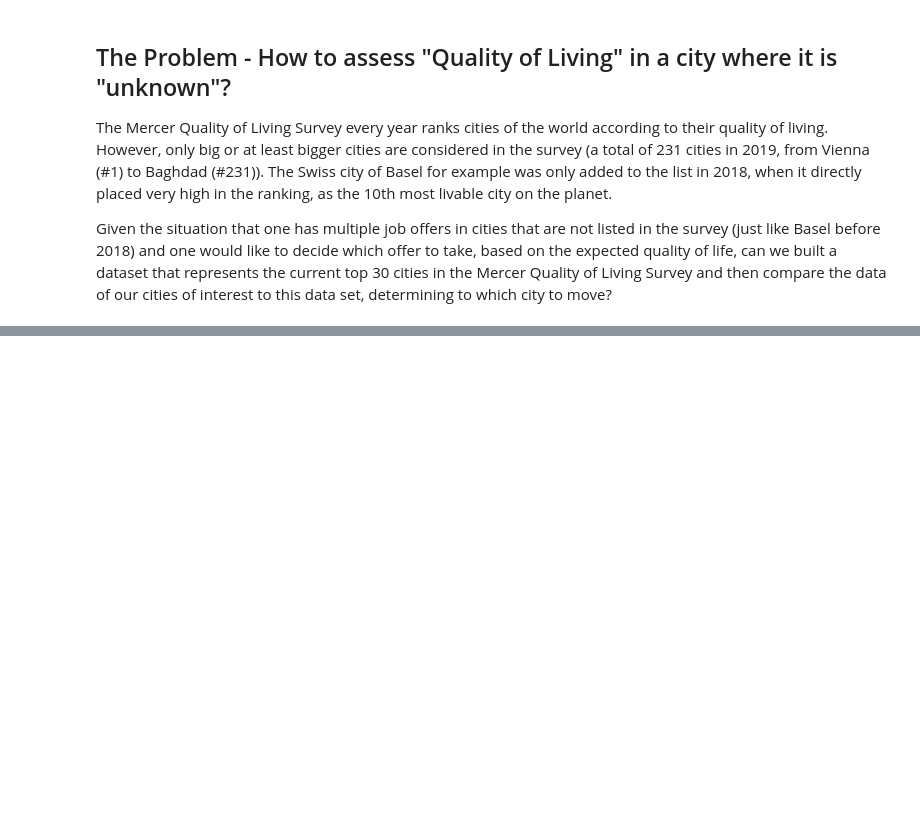
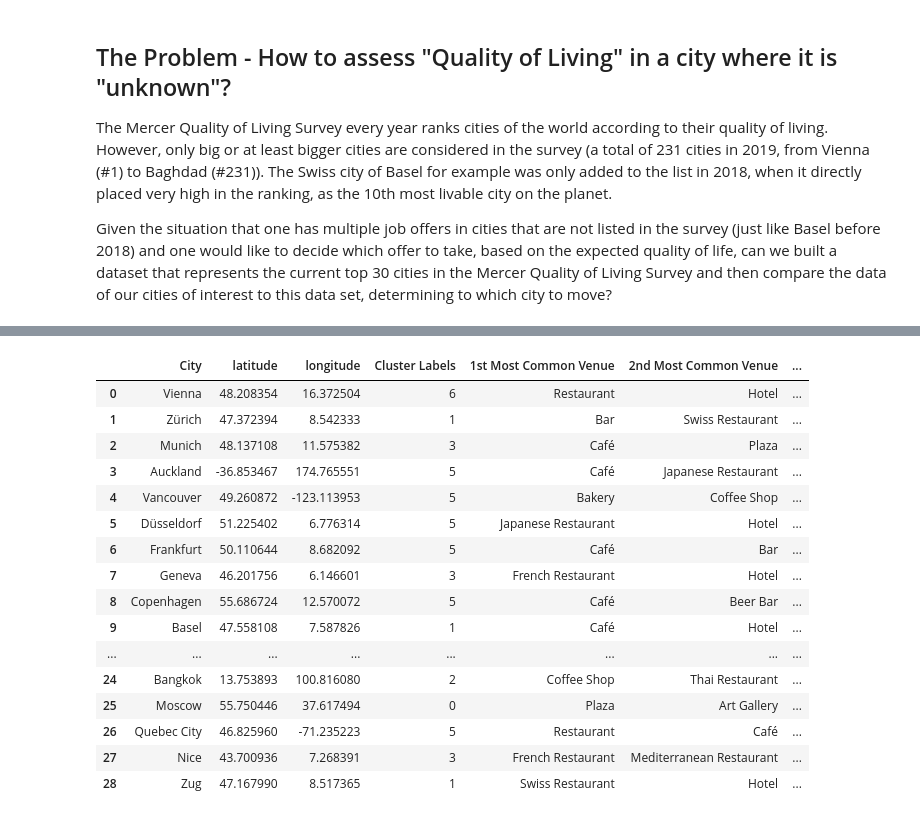
Before and after one commit to LK-5/Coursera_Capstone, a Jupyter notebook: Project_Quality_of_Living.ipynb, the cells around one changed output, grey strips where cells are left out. Saved outputs shown, nothing was run; the diff lists cells and outputs as text; code cells hidden in the pictures; blank space fills up the shorter version.

```diff
--- a/Project_Quality_of_Living.ipynb
+++ b/Project_Quality_of_Living.ipynb
@@ -18,0 +499,7 @@ Lastly I will ask how the quality of living, based on the before defined criteri
+# %%
+new_Cities_grouped_clustering = new_Cities_grouped.drop('City', 1)
+Cities_grouped_clustering = Cities_grouped.drop('City', 1)
+
+frames = [Cities_grouped_clustering, new_Cities_grouped_clustering]
+comb_Cities_clustering = pd.concat(frames,sort=False).reset_index(drop = True)
+comb_Cities_clustering.fillna(value=0, inplace = True)
@@ -18,0 +1145,5 @@ Lastly I will ask how the quality of living, based on the before defined criteri
+# %%
+query_City_venues = getNearbyVenues(names = query_city_list['City'],
+                                   latitudes = query_city_list['latitude'],
+                                   longitudes = query_city_list['longitude']
+                                  )
@@ -18,0 +1170,80 @@ Lastly I will ask how the quality of living, based on the before defined criteri
+# %%
+new_Cities_grouped_clustering = new_Cities_grouped.drop('City', 1)
+Cities_grouped_clustering = Cities_grouped.drop('City', 1)
+query_grouped_clustering = query_Cities_grouped.drop('City', 1)
+
+frames = [Cities_grouped_clustering, new_Cities_grouped_clustering, query_grouped_clustering]
+comb_Cities_clustering_2 = pd.concat(frames,sort=False).reset_index(drop = True)
+comb_Cities_clustering_2.fillna(value=0, inplace = True)
+# %%
+# set number of clusters
+kclusters = 8
+
+# run k-means clustering
+kmeans2 = KMeans(n_clusters=kclusters, random_state=0).fit(comb_Cities_clustering_2)
+
+num_top_venues = 20
+
+indicators = ['st', 'nd', 'rd']
+
+# create columns according to number of top venues
+columns = ['City']
+for ind in np.arange(num_top_venues):
+    try:
+        columns.append('{}{} Most Common Venue'.format(ind+1, indicators[ind]))
+    except:
+        columns.append('{}th Most Common Venue'.format(ind+1))
+
+# create a new dataframe
+City_venues_sorted = pd.DataFrame(columns=columns)
+City_venues_sorted['City'] = Cities_grouped['City']
+
+for ind in np.arange(Cities_grouped.shape[0]):
+    City_venues_sorted.iloc[ind, 1:] = return_most_common_venues(Cities_grouped.iloc[ind, :], num_top_venues)
+
+
+# create columns according to number of top venues
+columns = ['City']
+for ind in np.arange(num_top_venues):
+    try:
+        columns.append('{}{} Most Common Venue'.format(ind+1, indicators[ind]))
+    except:
+        columns.append('{}th Most Common Venue'.format(ind+1))
+
+# create a new dataframe
+new_City_venues_sorted = pd.DataFrame(columns=columns)
+new_City_venues_sorted['City'] = new_Cities_grouped['City']
+
+for ind in np.arange(new_Cities_grouped.shape[0]):
+    new_City_venues_sorted.iloc[ind, 1:] = return_most_common_venues(new_Cities_grouped.iloc[ind, :], num_top_venues)
+
+
+
+frames = [City_venues_sorted, new_City_venues_sorted,query_City_venues_sorted]
+comb_venues_2 = pd.concat(frames,sort=False).reset_index(drop = True)
+
+frames2 = [top20_list, City_list, query_city_list]
+comb_Cities_list_2 = pd.concat(frames2,sort=False).reset_index(drop = True)
+
+
+# add clustering labels
+comb_venues_2.insert(0, 'Cluster Labels', kmeans2.labels_)
+new_comb_Cities_list_2 = comb_Cities_list_2.join(comb_venues_2.set_index('City'), on='City')
+# %% [output]
+|  | City | latitude | longitude | Cluster Labels | 1st Most Common Venue | 2nd Most Common Venue | ... |
+| 0 | Vienna | 48.208354 | 16.372504 | 6 | Restaurant | Hotel | ... |
+| 1 | Zürich | 47.372394 | 8.542333 | 1 | Bar | Swiss Restaurant | ... |
+| 2 | Munich | 48.137108 | 11.575382 | 3 | Café | Plaza | ... |
+| 3 | Auckland | -36.853467 | 174.765551 | 5 | Café | Japanese Restaurant | ... |
+| 4 | Vancouver | 49.260872 | -123.113953 | 5 | Bakery | Coffee Shop | ... |
+| 5 | Düsseldorf | 51.225402 | 6.776314 | 5 | Japanese Restaurant | Hotel | ... |
+| 6 | Frankfurt | 50.110644 | 8.682092 | 5 | Café | Bar | ... |
+| 7 | Geneva | 46.201756 | 6.146601 | 3 | French Restaurant | Hotel | ... |
+| 8 | Copenhagen | 55.686724 | 12.570072 | 5 | Café | Beer Bar | ... |
+| 9 | Basel | 47.558108 | 7.587826 | 1 | Café | Hotel | ... |
+| ... | ... | ... | ... | ... | ... | ... | ... |
+| 24 | Bangkok | 13.753893 | 100.816080 | 2 | Coffee Shop | Thai Restaurant | ... |
+| 25 | Moscow | 55.750446 | 37.617494 | 0 | Plaza | Art Gallery | ... |
+| 26 | Quebec City | 46.825960 | -71.235223 | 5 | Restaurant | Café | ... |
+| 27 | Nice | 43.700936 | 7.268391 | 3 | French Restaurant | Mediterranean Restaurant | ... |
+| 28 | Zug | 47.167990 | 8.517365 | 1 | Swiss Restaurant | Hotel | ... |
```
Also changed, not shown: parts of 87 cells of this notebook.
